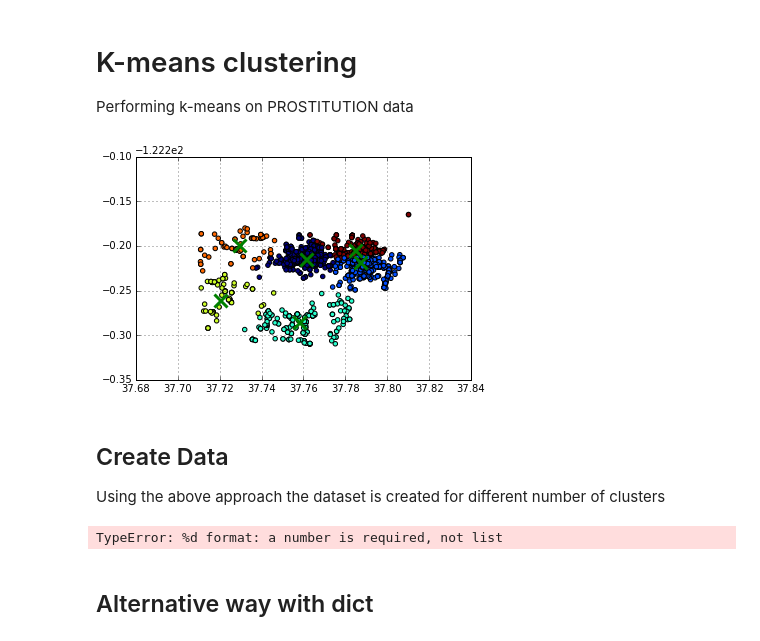
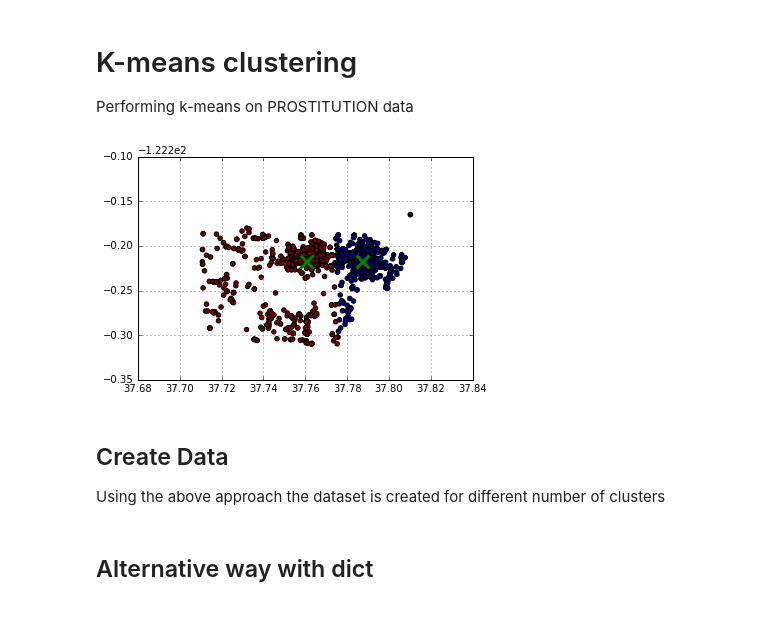
Before and after one commit to RSten/RSten.github.io, a Jupyter notebook: K-means.ipynb, the cells around one changed output. Drawn from its saved outputs; the diff is of its cells as text; code cells hidden in the pictures.

```diff
--- a/K-means.ipynb
+++ b/K-means.ipynb
@@ -23,22 +23,22 @@ X = np.array([x for x in X if x[0] < 70])
 # %%
 import matplotlib.pyplot as plt
 %matplotlib inline
 
 from sklearn.cluster import KMeans
 
-N = 6 # Number of clusters
+N = 2 # Number of clusters
 km = KMeans(n_clusters = N)
 y_pred = km.fit_predict(X)
 centroids = km.cluster_centers_
 
 plt.scatter(X[:,0],X[:,1],c=y_pred)
 plt.scatter(centroids[:, 0], centroids[:, 1],
             marker='x', s=169, linewidths=3,
             color='g', zorder=10)
 plt.grid()
 plt.show()
 # %% [output]
-[figure, old version]
+[figure, new version]
 # %% [markdown]
 ## Create Data
 Using the above approach the dataset is created for different number of clusters
@@ -55,17 +55,6 @@ for ii in N:
 y_pred = np.delete(y_pred,np.s_[0],axis=1) # delete initial row of zeros
 
 KMeansData = np.c_[X , y_pred]
-# %%
-N = [2,3,4,5,6]# Number of clusters
-
-for ii in N:
-    km = KMeans(n_clusters = N)
-    y_pred = km.fit_predict(X)
-    centroids = km.cluster_centers_
-
-    print centroids
-# %% [output]
-TypeError: %d format: a number is required, not list
 # %% [markdown]
 ## Alternative way with dict
 # %%
```
